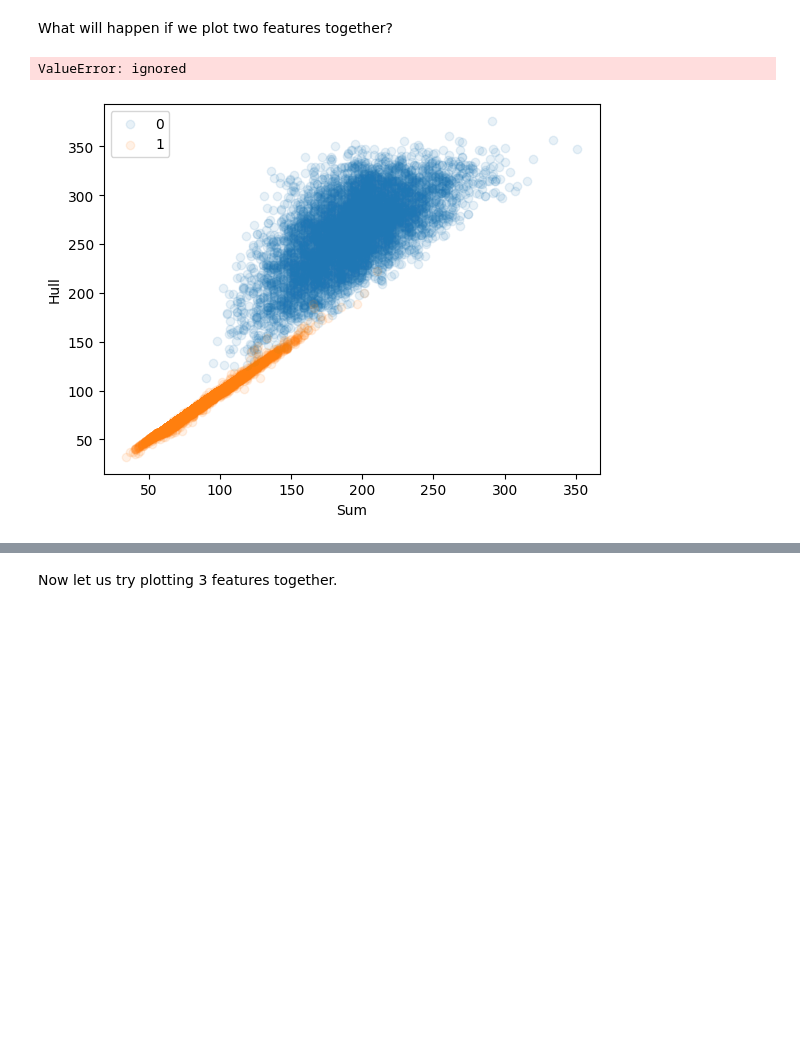
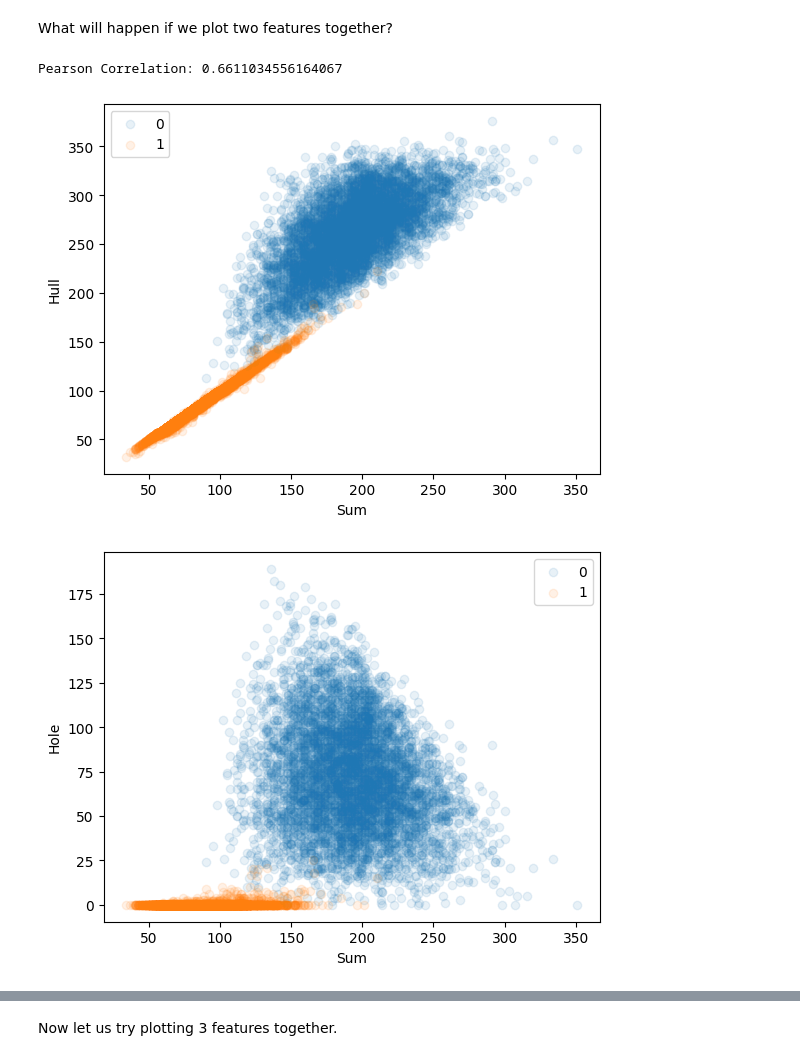
Before and after one commit to Arpan-000/FMML, a Jupyter notebook: Copy_of_AIML_Module_1_Lab_1_Extracting_features_from_data_.ipynb, the cells around one changed output, grey strips where cells are left out. Cells and saved outputs as stored; diff of their text form; code cells hidden in the pictures; blank space fills up the shorter version.

```diff
--- a/Copy_of_AIML_Module_1_Lab_1_Extracting_features_from_data_.ipynb
+++ b/Copy_of_AIML_Module_1_Lab_1_Extracting_features_from_data_.ipynb
@@ -533,37 +533,35 @@ What will happen if we plot two features together?
 # %%
 # Sum and hull
 
 plt.scatter(sum0, hull0, alpha=0.1)
 plt.scatter(sum1, hull1, alpha=0.1)
 plt.xlabel('Sum')
 plt.ylabel('Hull')
 plt.legend(['0','1'])
-data = { 'SUM':sum0 ,'HULL': hull0 ,'target':test_X}
+data = { 'SUM':sum0 ,'HULL': hull0 }
 df = pd.DataFrame(data)
-correalations = df.corr()
-correlation_with_target = correalations['target']
-print(correlation_with_target)
 
-#pearson_corr = df['SUM'].corr(df['HULL'], method='pearson')
-#print("Pearson Correlation:", pearson_corr)
+pearson_corr = df['SUM'].corr(df['HULL'], method='pearson')
+print("Pearson Correlation:", pearson_corr)
 plt.show()
 
 
 # Sum and hole
 plt.scatter(sum0, hole0, alpha=0.1)
 plt.scatter(sum1, hole1, alpha=0.1)
 plt.xlabel('Sum');
 plt.ylabel('Hole');
 plt.legend(['0','1'])
 plt.show()
 
 # Hole and boundary
 plt.scatter(bound0, hole0, alpha=0.1)
 plt.scatter(bound1, hole1, alpha=0.1)
 plt.xlabel('Boundary');
 plt.ylabel('Hole');
 plt.legend(['0','1'])
 plt.show()
 # %% [output]
-ValueError: ignored
+Pearson Correlation: 0.6611034556164067
 [figure]
+[figure, added]
```
Also changed, not shown: parts of 1 cell of this notebook.
